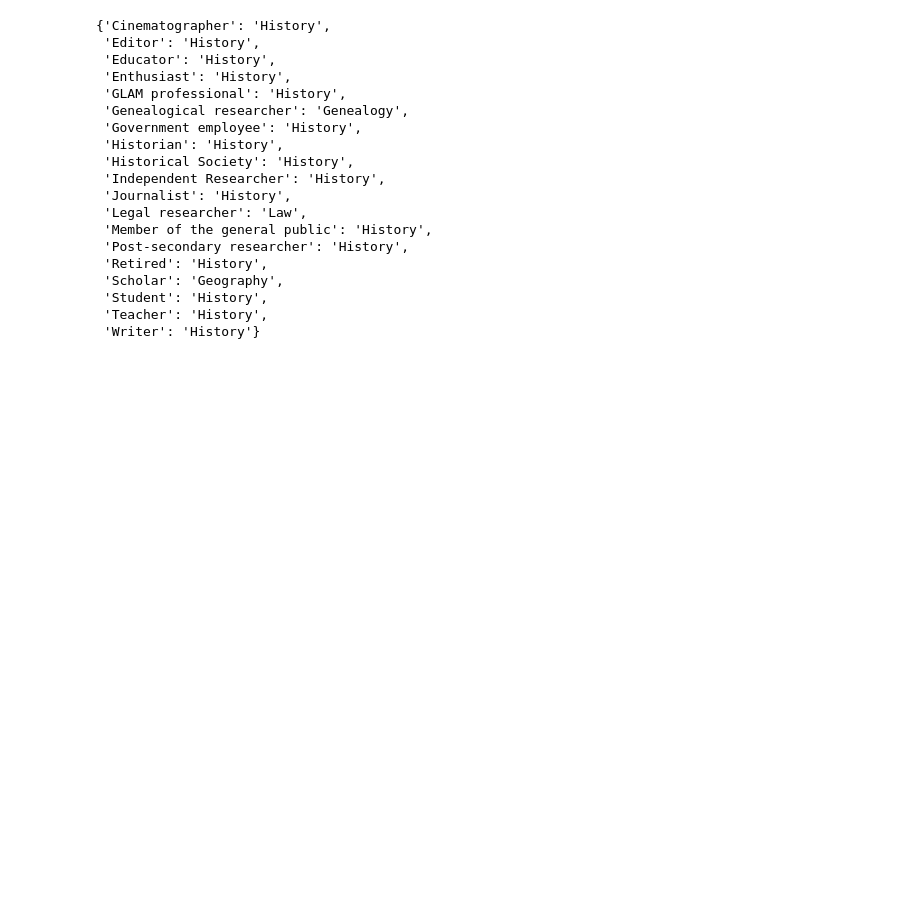
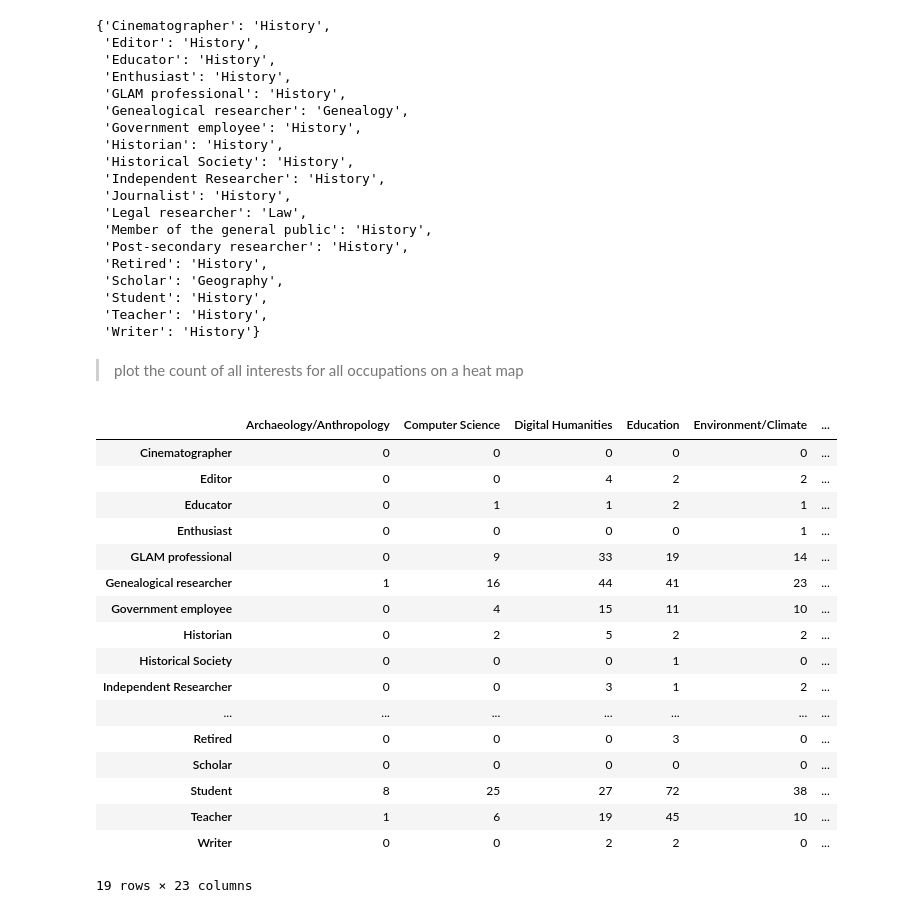
Before and after one commit to crkn-rcdr/user-survey-analysis, a Jupyter notebook: _sources/notebooks.ipynb, the cells around one changed output. Drawn from its saved outputs; the diff is of its cells as text; code cells hidden in the pictures; blank space fills up the shorter version.

```diff
--- a/_sources/notebooks.ipynb
+++ b/_sources/notebooks.ipynb
@@ -309,3 +309,44 @@ occupation_interests
  'Student': 'History',
  'Teacher': 'History',
  'Writer': 'History'}
+# %% [markdown]
+> plot the count of all interests for all occupations on a heat map
+# %%
+# First, we need to recreate the relevant segments of the dataframe for occupations and interests
+occupations_data = data[occupations_columns]
+interests_data = data[interests_columns]
+
+# Count the occurrences of interests for each occupation
+occupation_interest_counts = {}
+for occupation in occupations_columns:
+    occupation_data = data[data[occupation] == 1]
+    for interest in interests_columns:
+        if occupation in occupation_interest_counts:
+            occupation_interest_counts[occupation][interest] = occupation_data[interest].sum()
+        else:
+            occupation_interest_counts[occupation] = {interest: occupation_data[interest].sum()}
+
+# Convert the dictionary to a pandas DataFrame
+occupation_interest_df = pd.DataFrame.from_dict(occupation_interest_counts, orient='index')
+
+# Show the dataframe
+occupation_interest_df
+# %% [output]
+|  | Archaeology/Anthropology | Computer Science | Digital Humanities | Education | Environment/Climate | ... |
+| Cinematographer | 0 | 0 | 0 | 0 | 0 | ... |
+| Editor | 0 | 0 | 4 | 2 | 2 | ... |
+| Educator | 0 | 1 | 1 | 2 | 1 | ... |
+| Enthusiast | 0 | 0 | 0 | 0 | 1 | ... |
+| GLAM professional | 0 | 9 | 33 | 19 | 14 | ... |
+| Genealogical researcher | 1 | 16 | 44 | 41 | 23 | ... |
+| Government employee | 0 | 4 | 15 | 11 | 10 | ... |
+| Historian | 0 | 2 | 5 | 2 | 2 | ... |
+| Historical Society | 0 | 0 | 0 | 1 | 0 | ... |
+| Independent Researcher | 0 | 0 | 3 | 1 | 2 | ... |
+| ... | ... | ... | ... | ... | ... | ... |
+| Retired | 0 | 0 | 0 | 3 | 0 | ... |
+| Scholar | 0 | 0 | 0 | 0 | 0 | ... |
+| Student | 8 | 25 | 27 | 72 | 38 | ... |
+| Teacher | 1 | 6 | 19 | 45 | 10 | ... |
+| Writer | 0 | 0 | 2 | 2 | 0 | ... |
+19 rows × 23 columns
```
Also changed, not shown: parts of 1 cell of this notebook, 3 other files.
